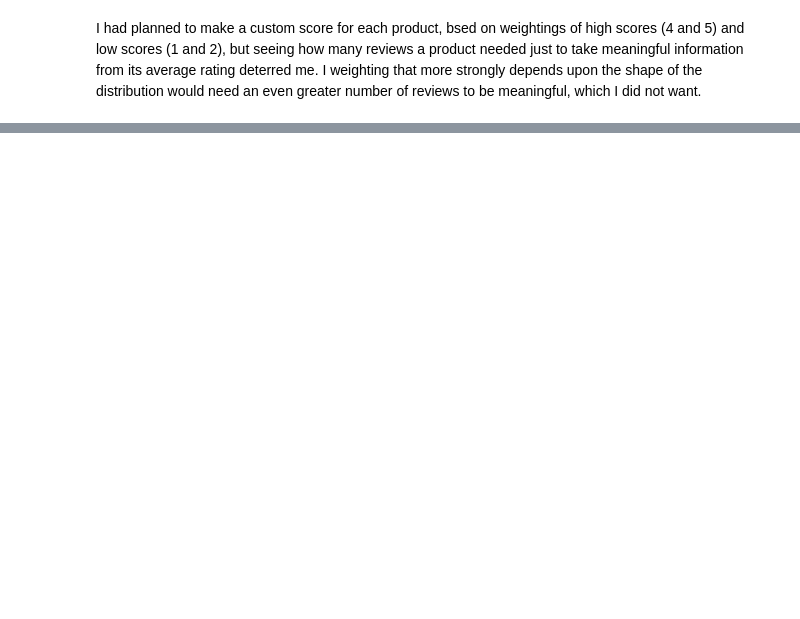
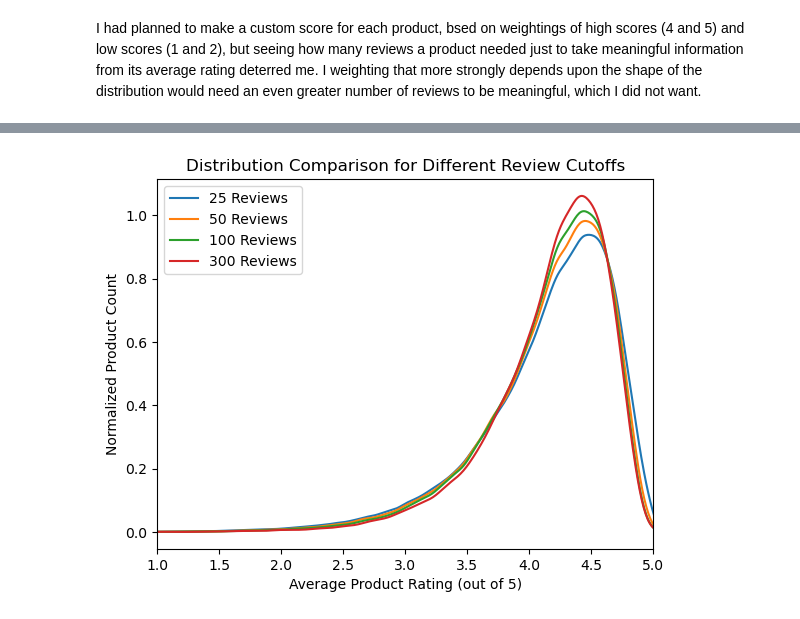
Before and after one commit to RyanBur/Python_Project, a Jupyter notebook: amazon_data_analysis.ipynb, the cells around one changed output, grey strips where cells are left out. Cells and saved outputs as stored; diff of their text form; code cells hidden in the pictures; blank space fills up the shorter version.

```diff
--- a/amazon_data_analysis.ipynb
+++ b/amazon_data_analysis.ipynb
@@ -331,0 +359,14 @@ I had planned to make a custom score for each product, bsed on weightings of hig
+# %%
+df_list=[amazon25_df, amazon50_df, amazon100_df, amazon300_df]
+fig, ax = plt.subplots(1,1)
+for i in df_list:
+    i['average_rating'].plot(kind='density', xlim=(1,5))
+plt.title('Distribution Comparison for Different Review Cutoffs')
+plt.xlabel(r'Average Product Rating (out of 5)')
+plt.ylabel('Normalized Product Count')
+plt.legend(['25 Reviews', '50 Reviews', '100 Reviews', '300 Reviews'])
+plt.savefig('distro_compares.png')
+plt.savefig('distro_compares.jpg')
+plt.savefig('distro_compares.pdf')
+# %% [output]
+[figure, added]
```
Also changed, not shown: parts of 7 cells of this notebook, 1 other file.
